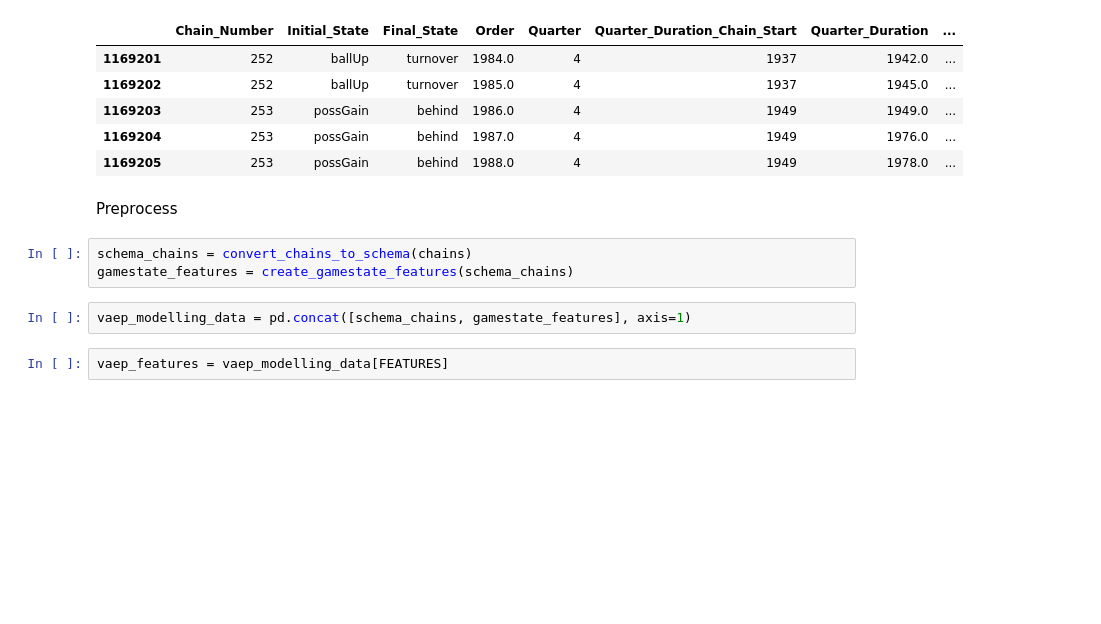
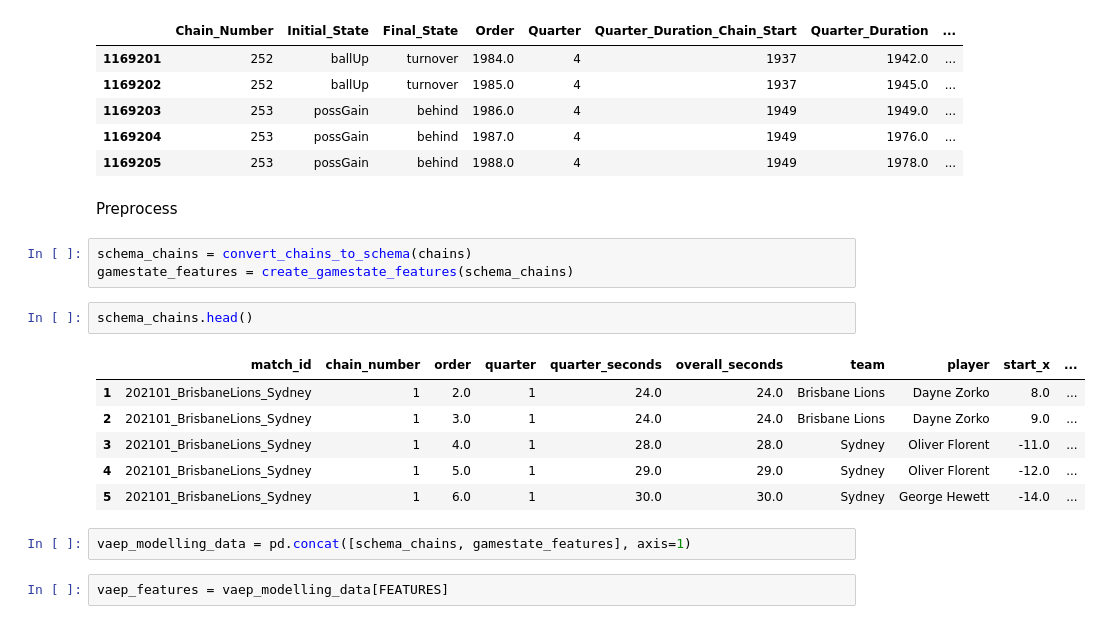
Before and after one commit to ciaran-grant/afl-player-ratings, a Jupyter notebook: vaep/notebooks/3_compute_vaep_values.ipynb, the cells around one changed output. Drawn from its saved outputs; the diff is of its cells as text; blank space fills up the shorter version.

```diff
--- a/vaep/notebooks/3_compute_vaep_values.ipynb
+++ b/vaep/notebooks/3_compute_vaep_values.ipynb
@@ -47,6 +46,15 @@ Preprocess
 # %%
 schema_chains = convert_chains_to_schema(chains)
 gamestate_features = create_gamestate_features(schema_chains)
+# %%
+schema_chains.head()
+# %% [output]
+|  | match_id | chain_number | order | quarter | quarter_seconds | overall_seconds | team | player | start_x | ... |
+| 1 | 202101_BrisbaneLions_Sydney | 1 | 2.0 | 1 | 24.0 | 24.0 | Brisbane Lions | Dayne Zorko | 8.0 | ... |
+| 2 | 202101_BrisbaneLions_Sydney | 1 | 3.0 | 1 | 24.0 | 24.0 | Brisbane Lions | Dayne Zorko | 9.0 | ... |
+| 3 | 202101_BrisbaneLions_Sydney | 1 | 4.0 | 1 | 28.0 | 28.0 | Sydney | Oliver Florent | -11.0 | ... |
+| 4 | 202101_BrisbaneLions_Sydney | 1 | 5.0 | 1 | 29.0 | 29.0 | Sydney | Oliver Florent | -12.0 | ... |
+| 5 | 202101_BrisbaneLions_Sydney | 1 | 6.0 | 1 | 30.0 | 30.0 | Sydney | George Hewett | -14.0 | ... |
 # %%
 vaep_modelling_data = pd.concat([schema_chains, gamestate_features], axis=1)
 # %%
```
Also changed, not shown: parts of 2 cells of this notebook, 8 other files.
